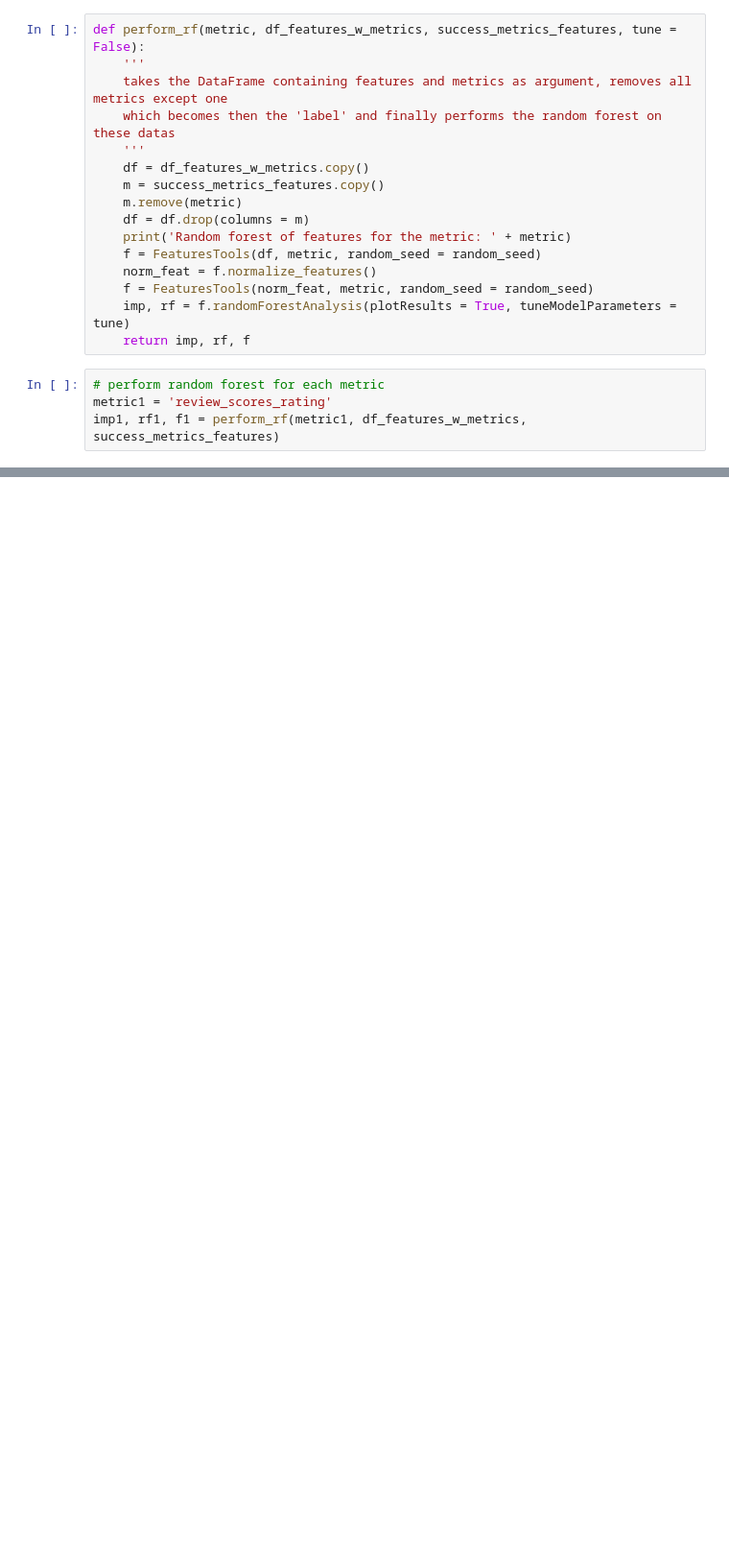
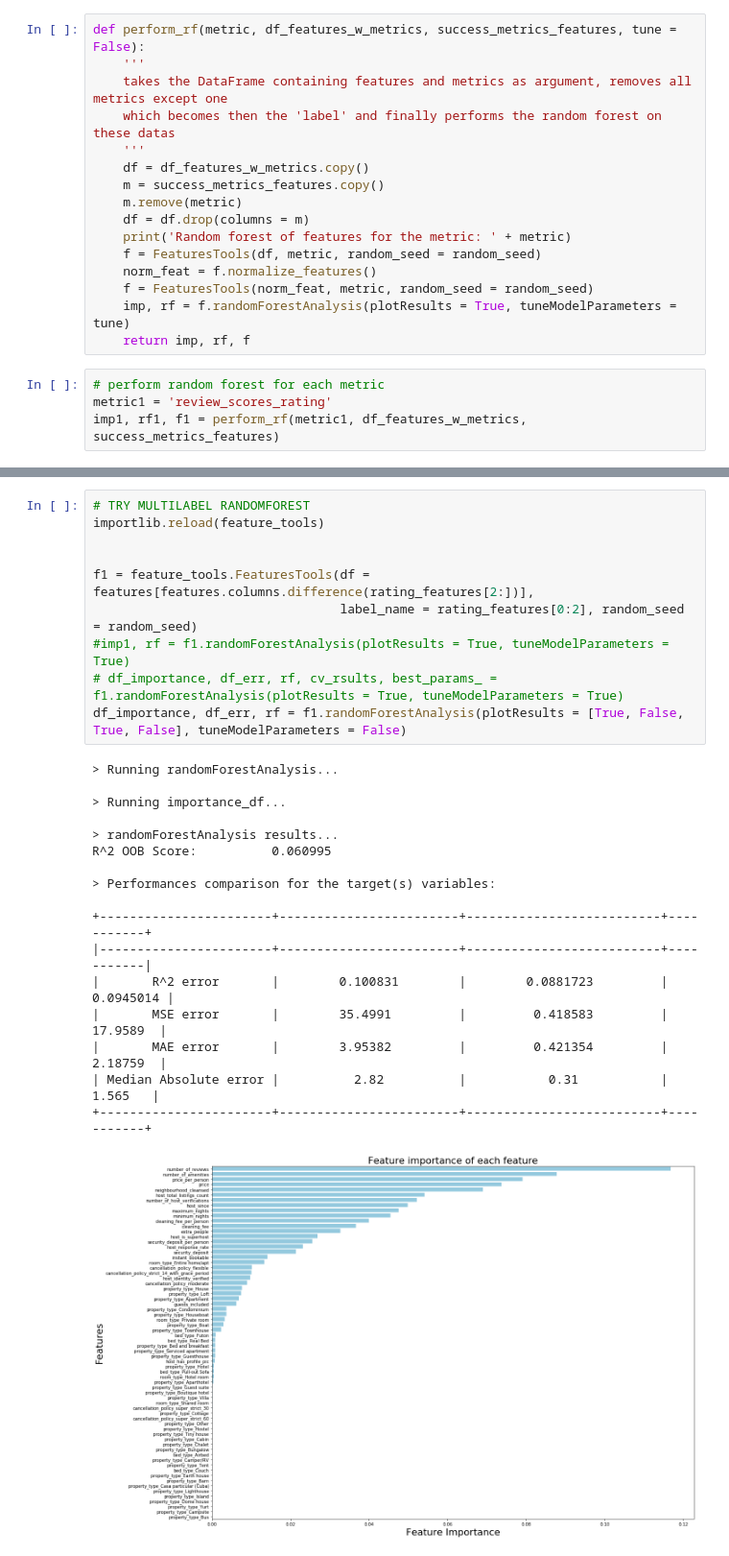
Before and after one commit to vonalven/airbnb_ada_project, a Jupyter notebook: TEST.ipynb, the cells around one changed output, grey strips where cells are left out. Shown at 96% size. Drawn from its saved outputs; the diff is of its cells as text; blank space fills up the shorter version.

```diff
--- a/TEST.ipynb
+++ b/TEST.ipynb
@@ -139,0 +320,28 @@ imp1, rf1, f1 = perform_rf(metric1, df_features_w_metrics, success_metrics_featu
+# %%
+# TRY MULTILABEL RANDOMFOREST
+importlib.reload(feature_tools)
+
+
+f1 = feature_tools.FeaturesTools(df = features[features.columns.difference(rating_features[2:])],
+                                 label_name = rating_features[0:2], random_seed = random_seed)
+#imp1, rf = f1.randomForestAnalysis(plotResults = True, tuneModelParameters = True)
+# df_importance, df_err, rf, cv_rsults, best_params_ = f1.randomForestAnalysis(plotResults = True, tuneModelParameters = True)
+df_importance, df_err, rf = f1.randomForestAnalysis(plotResults = [True, False, True, False], tuneModelParameters = False)
+# %% [output]
+> Running randomForestAnalysis...
+
+> Running importance_df...
+
+> randomForestAnalysis results...
+R^2 OOB Score:          0.060995
+
+> Performances comparison for the target(s) variables:
+
++-----------------------+------------------------+--------------------------+-----------+
+|-----------------------+------------------------+--------------------------+-----------|
+|       R^2 error       |        0.100831        |        0.0881723         | 0.0945014 |
+|       MSE error       |        35.4991         |         0.418583         |  17.9589  |
+|       MAE error       |        3.95382         |         0.421354         |  2.18759  |
+| Median Absolute error |          2.82          |           0.31           |   1.565   |
++-----------------------+------------------------+--------------------------+-----------+
+[figure, added]
```
Also changed, not shown: parts of 47 cells of this notebook, 3 other files.
